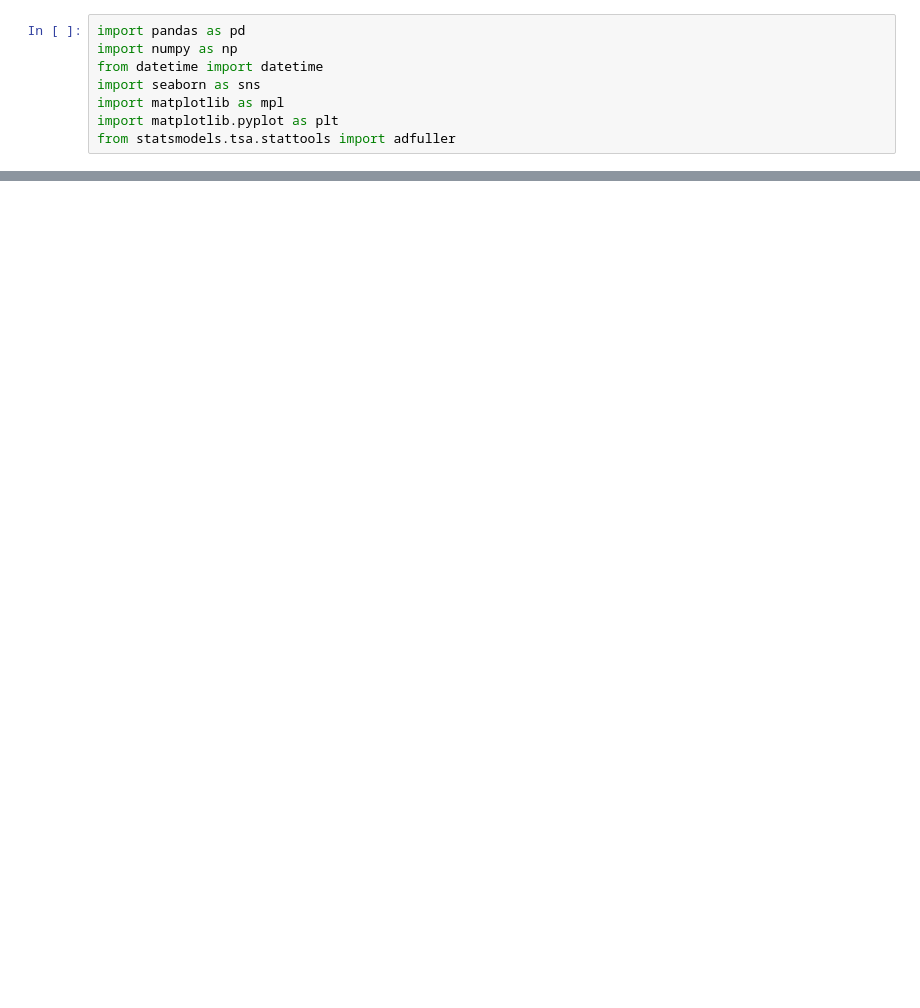
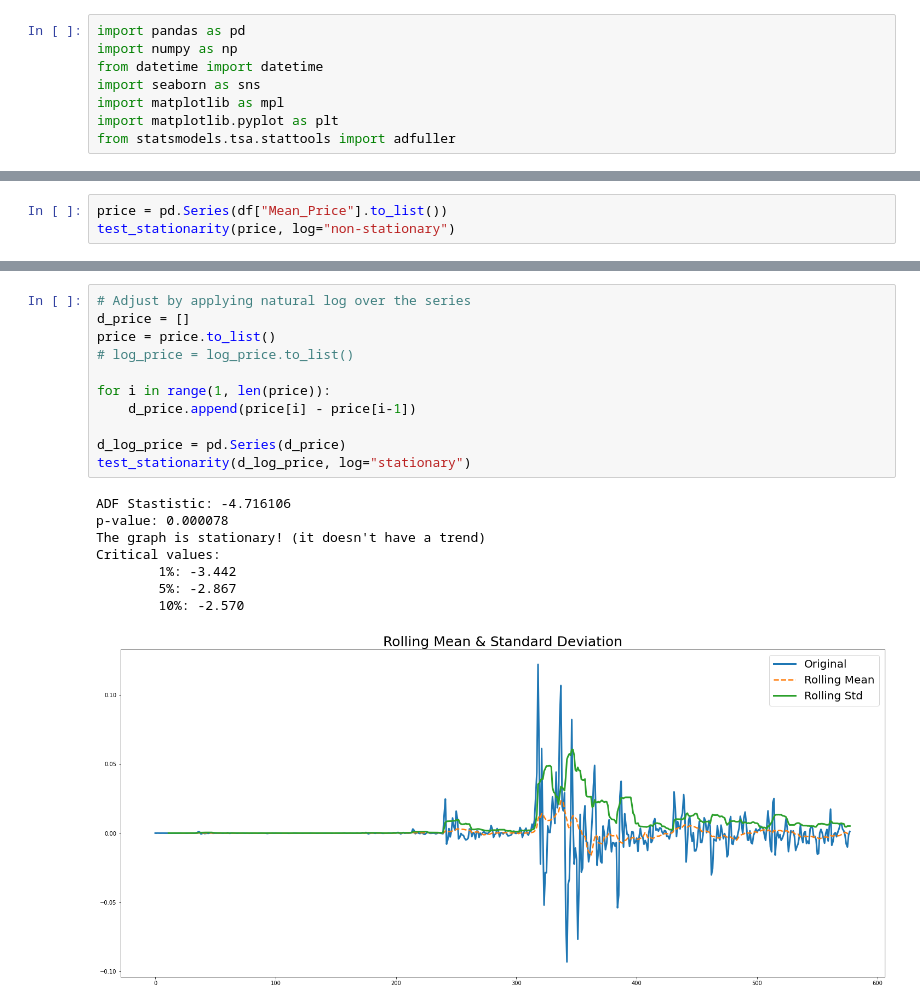
Before and after one commit to Zin9zan9/QMEF, a Jupyter notebook: doge_usd_cleaning.ipynb, the cells around one changed output, grey strips where cells are left out. Saved outputs shown, nothing was run; the diff lists cells and outputs as text; blank space fills up the shorter version.

Commit message:
Test for Stationarity

```diff
--- a/doge_usd_cleaning.ipynb
+++ b/doge_usd_cleaning.ipynb
@@ -59,0 +94,3 @@ Text(0, 0.5, 'Volume')
+# %%
+price = pd.Series(df["Mean_Price"].to_list())
+test_stationarity(price, log="non-stationary")
@@ -59,0 +106,20 @@ Text(0, 0.5, 'Volume')
+# %%
+# Adjust by applying natural log over the series
+d_price = []
+price = price.to_list()
+# log_price = log_price.to_list()
+
+for i in range(1, len(price)):
+    d_price.append(price[i] - price[i-1])
+
+d_log_price = pd.Series(d_price)
+test_stationarity(d_log_price, log="stationary")
+# %% [output]
+ADF Stastistic: -4.716106
+p-value: 0.000078
+The graph is stationary! (it doesn't have a trend)
+Critical values:
+        1%: -3.442
+        5%: -2.867
+        10%: -2.570
+[figure, added]
```
Also changed, not shown: parts of 7 cells of this notebook.
